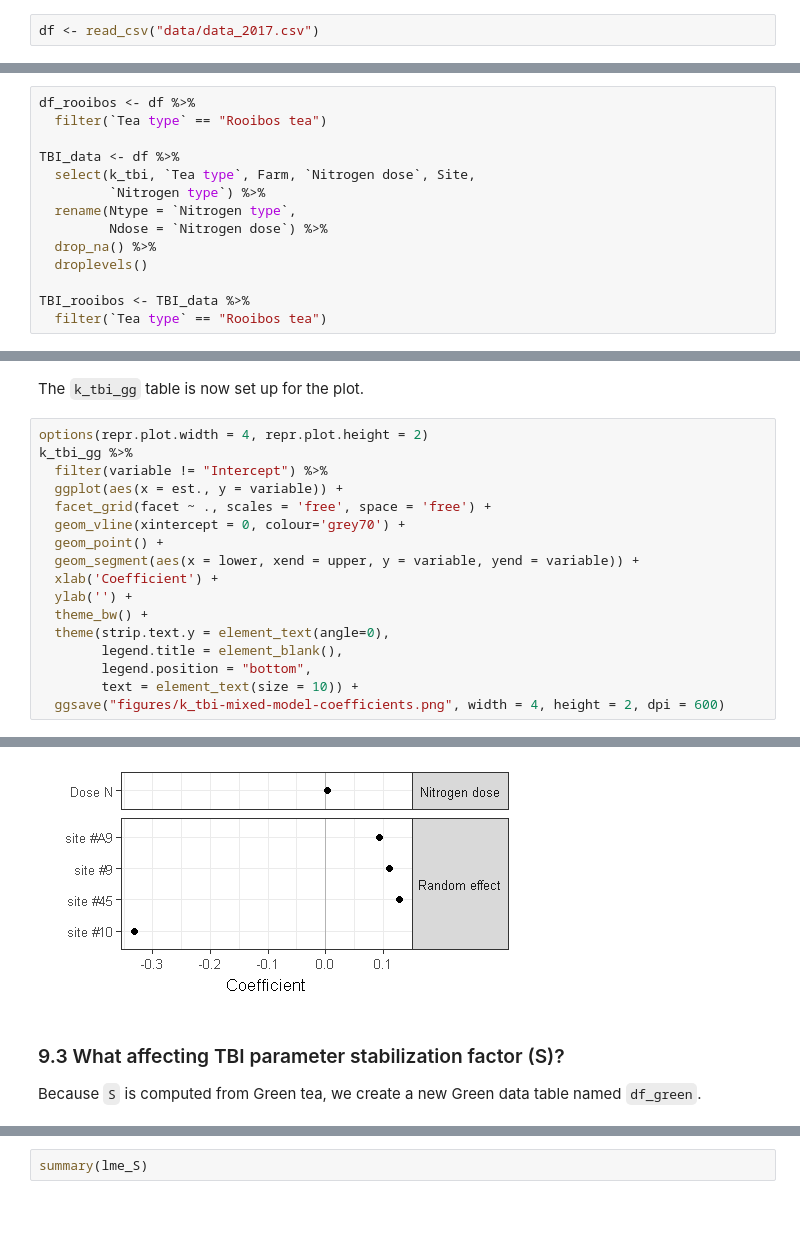
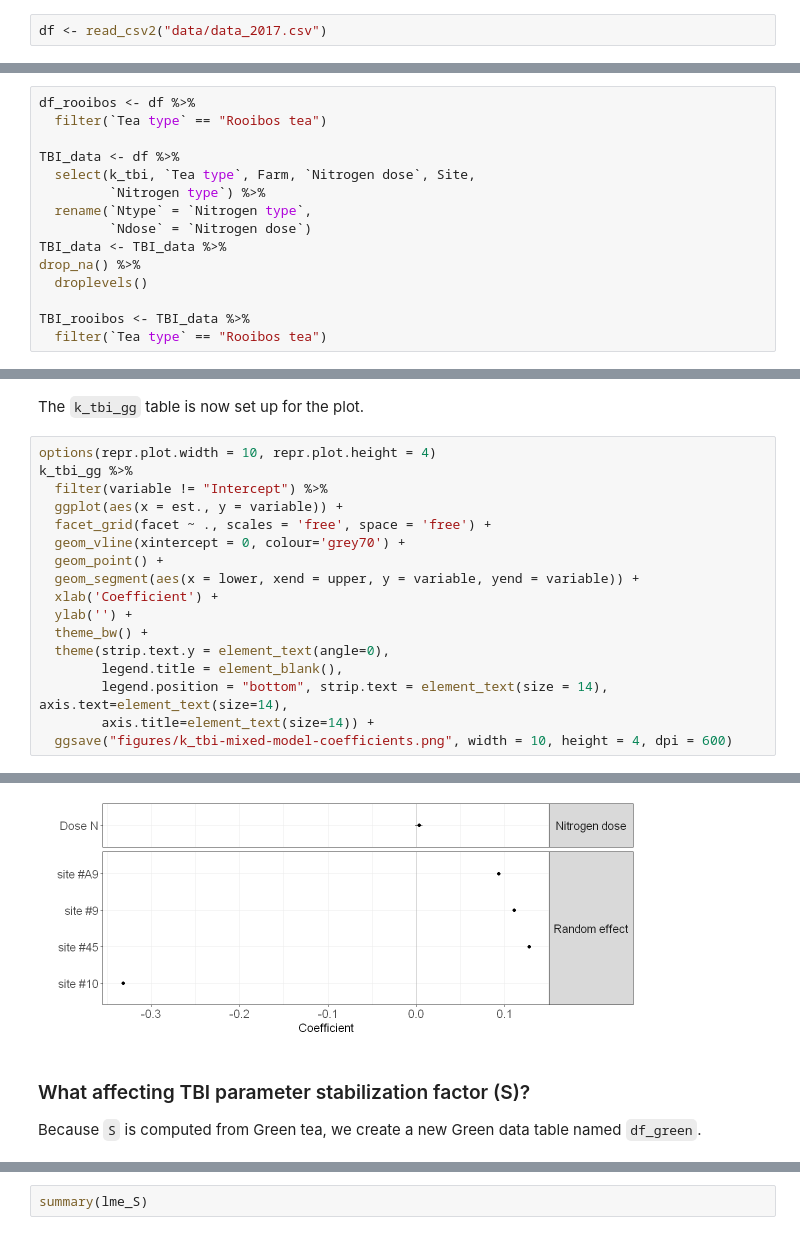
Before and after one commit to DosouYovoW/TeaBag_Projet, a Jupyter notebook: stats.ipynb, the cells around one changed output, grey strips where cells are left out. Saved outputs shown, nothing was run; the diff lists cells and outputs as text.

```diff
--- a/stats.ipynb
+++ b/stats.ipynb
@@ -84,3 +69,3 @@ Here, we load our data `data.csv` available for the project in the `data` folder
 # %%
-df <- read_csv("data/data_2017.csv")
+df <- read_csv2("data/data_2017.csv")
 # %% [output]
@@ -303,9 +366,10 @@ df_rooibos <- df %>%
 TBI_data <- df %>%
   select(k_tbi, `Tea type`, Farm, `Nitrogen dose`, Site,
          `Nitrogen type`) %>%
-  rename(Ntype = `Nitrogen type`,
-         Ndose = `Nitrogen dose`) %>%
-  drop_na() %>%
+  rename(`Ntype` = `Nitrogen type`,
+         `Ndose` = `Nitrogen dose`)
+TBI_data <- TBI_data %>%
+drop_na() %>%
   droplevels()
 
 TBI_rooibos <- TBI_data %>%
@@ -422,7 +512,7 @@ k_tbi_gg
 # %% [markdown]
 The `k_tbi_gg` table is now set up for the plot.
 # %%
-options(repr.plot.width = 4, repr.plot.height = 2)
+options(repr.plot.width = 10, repr.plot.height = 4)
 k_tbi_gg %>%
   filter(variable != "Intercept") %>%
   ggplot(aes(x = est., y = variable)) +
@@ -435,8 +525,8 @@ k_tbi_gg %>%
   theme_bw() +
   theme(strip.text.y = element_text(angle=0),
         legend.title = element_blank(),
-        legend.position = "bottom",
-        text = element_text(size = 10)) +
-  ggsave("figures/k_tbi-mixed-model-coefficients.png", width = 4, height = 2, dpi = 600)
+        legend.position = "bottom", strip.text = element_text(size = 14), axis.text=element_text(size=14),
+        axis.title=element_text(size=14)) +
+  ggsave("figures/k_tbi-mixed-model-coefficients.png", width = 10, height = 4, dpi = 600)
 # %% [output]
 Warning message:
@@ -445,6 +536,6 @@ Warning message:
-[figure, old version]
+[figure, new version]
 # %% [markdown]
-### 9.3 What affecting TBI parameter stabilization factor (S)?
+### What affecting TBI parameter stabilization factor (S)?
 
 Because `S` is computed from Green tea, we create a new Green data table named `df_green`.
 # %%
```
Also changed, not shown: parts of 104 cells of this notebook, 17 other files.
